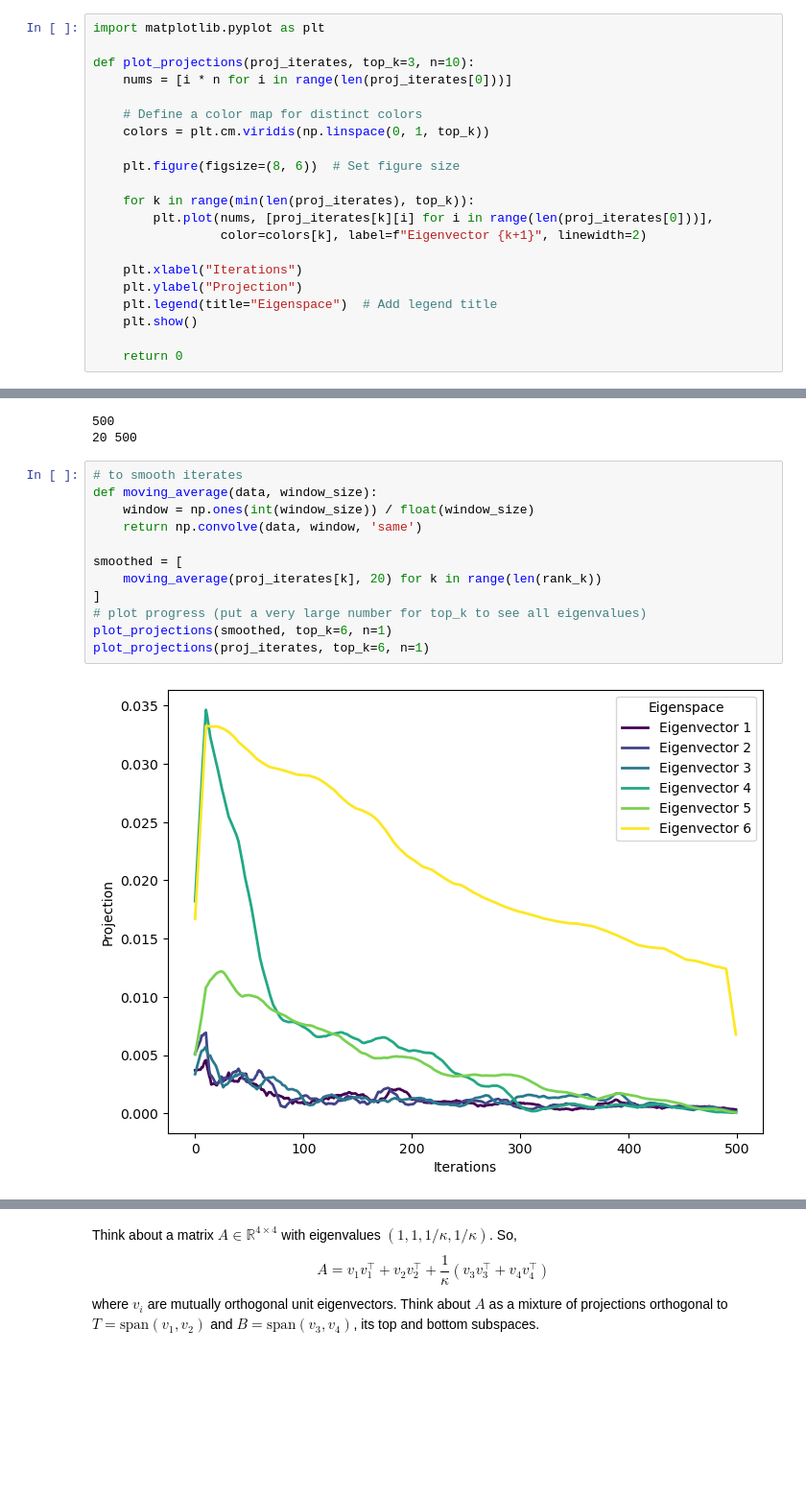
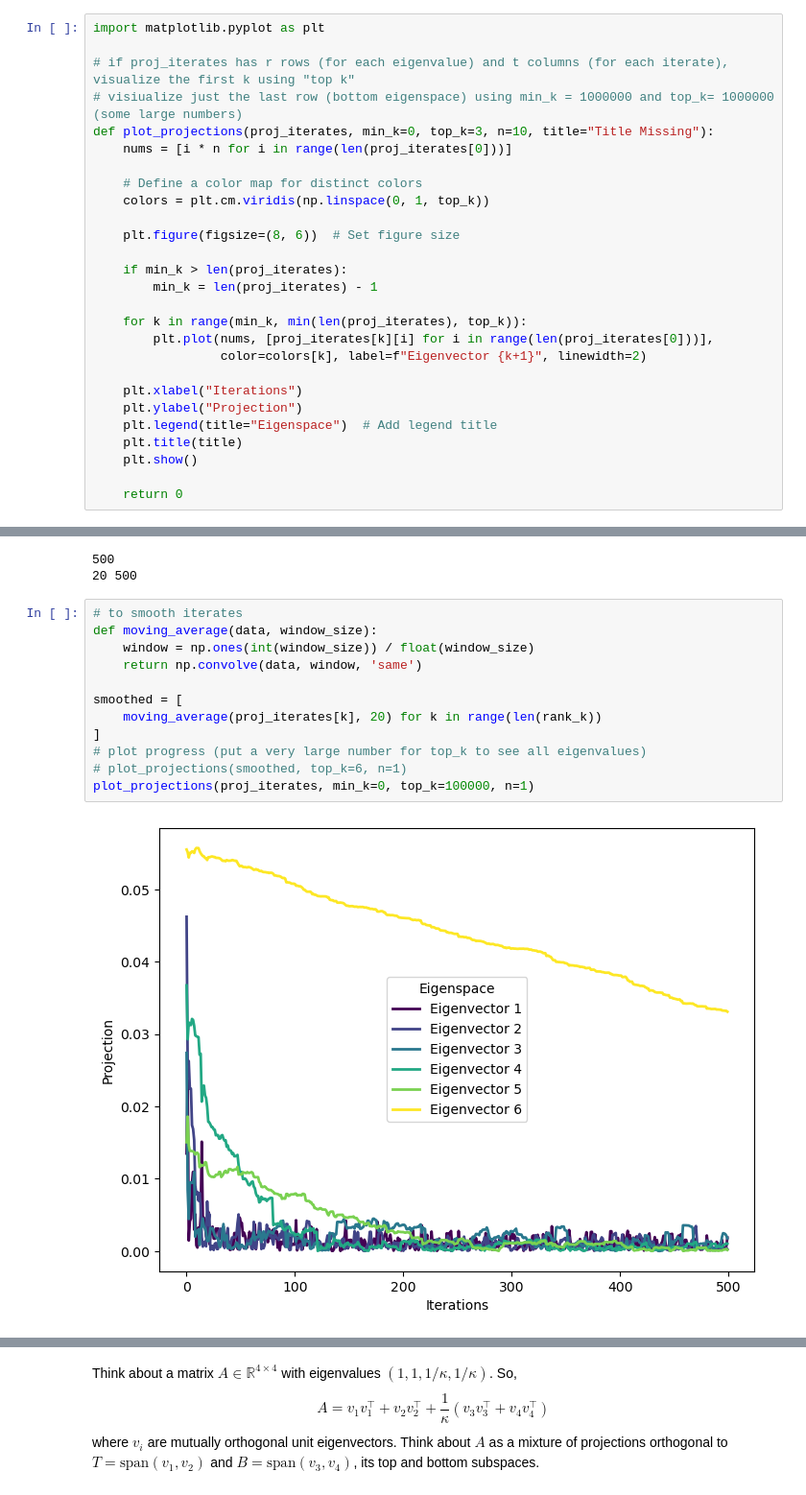
Before and after one commit to dutchhansen/smooth-convex-simulations, a Jupyter notebook: kaczmarz.ipynb, the cells around one changed output, grey strips where cells are left out. Shown at 96% size. Cells and saved outputs as stored; diff of their text form; blank space fills up the shorter version.

```diff
--- a/kaczmarz.ipynb
+++ b/kaczmarz.ipynb
@@ -116,7 +116,9 @@ def conjugate_gradient(iter, mat, b=None, random=True, n=10):
 # %%
 import matplotlib.pyplot as plt
 
-def plot_projections(proj_iterates, top_k=3, n=10):
+# if proj_iterates has r rows (for each eigenvalue) and t columns (for each iterate), visualize the first k using "top k"
+# visiualize just the last row (bottom eigenspace) using min_k = 1000000 and top_k= 1000000 (some large numbers)
+def plot_projections(proj_iterates, min_k=0, top_k=3, n=10, title="Title Missing"):
     nums = [i * n for i in range(len(proj_iterates[0]))]
 
     # Define a color map for distinct colors
@@ -124,13 +126,17 @@ def plot_projections(proj_iterates, top_k=3, n=10):
 
     plt.figure(figsize=(8, 6))  # Set figure size
 
-    for k in range(min(len(proj_iterates), top_k)):
+    if min_k > len(proj_iterates):
+        min_k = len(proj_iterates) - 1
+
+    for k in range(min_k, min(len(proj_iterates), top_k)):
         plt.plot(nums, [proj_iterates[k][i] for i in range(len(proj_iterates[0]))],
                  color=colors[k], label=f"Eigenvector {k+1}", linewidth=2)
 
     plt.xlabel("Iterations")
     plt.ylabel("Projection")
     plt.legend(title="Eigenspace")  # Add legend title
+    plt.title(title)
     plt.show()
 
     return 0
@@ -153,14 +159,14 @@ print(len(proj_iterates), len(proj_iterates[0]))
 # %%
 # to smooth iterates
 def moving_average(data, window_size):
     window = np.ones(int(window_size)) / float(window_size)
     return np.convolve(data, window, 'same')
 
 smoothed = [
     moving_average(proj_iterates[k], 20) for k in range(len(rank_k))
 ]
 # plot progress (put a very large number for top_k to see all eigenvalues)
-plot_projections(smoothed, top_k=6, n=1)
-plot_projections(proj_iterates, top_k=6, n=1)
+# plot_projections(smoothed, top_k=6, n=1)
+plot_projections(proj_iterates, min_k=0, top_k=100000, n=1)
 # %% [output]
-[figure, old version]
+[figure, new version]
```
Also changed, not shown: parts of 19 cells of this notebook, 1 other file.
